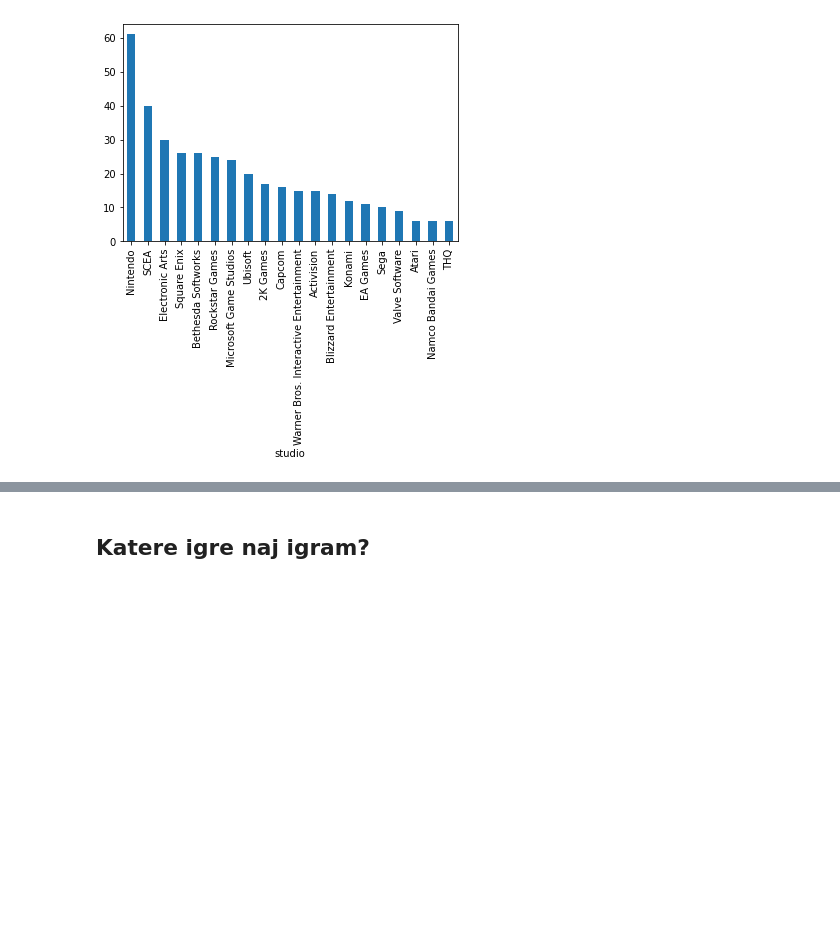
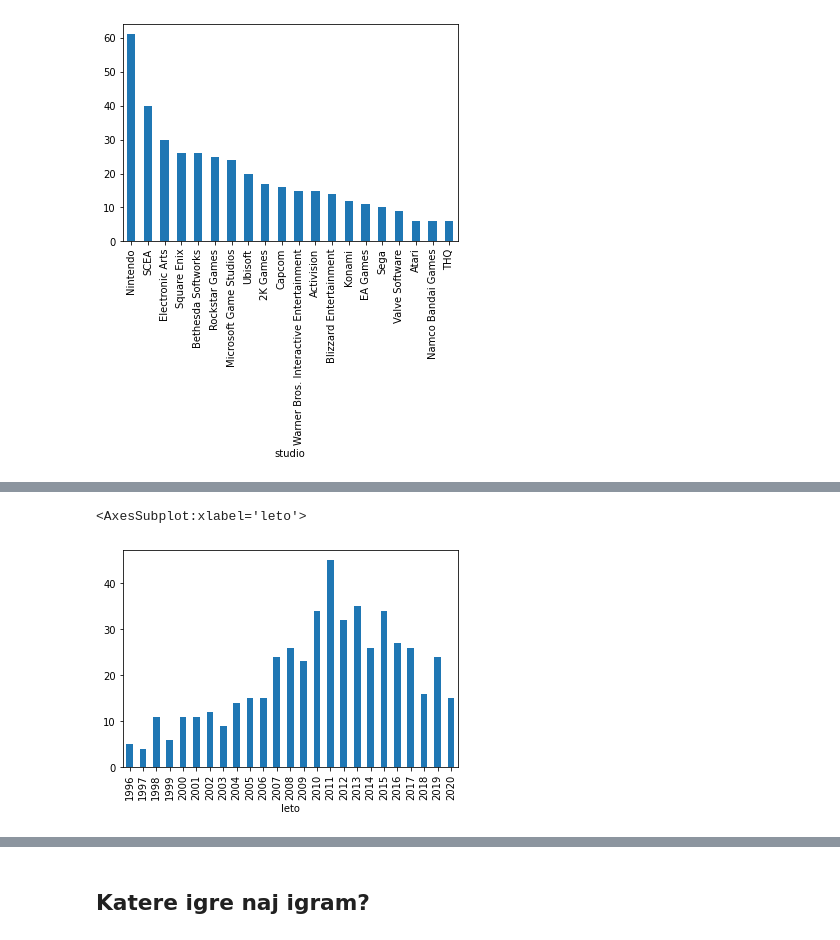
Before and after one commit to benoucakar/Najboljse-videoigre-vseh-casov, a Jupyter notebook: Najboljse_videoigre_vseh_casov.ipynb, the cells around one changed output, grey strips where cells are left out. Saved outputs shown, nothing was run; the diff lists cells and outputs as text; code cells hidden in the pictures; blank space fills up the shorter version.

```diff
--- a/Najboljse_videoigre_vseh_casov.ipynb
+++ b/Najboljse_videoigre_vseh_casov.ipynb
@@ -432,0 +446,7 @@ st_iger_na_studio_najboljse.plot.bar()
+# %%
+najboljse_igre = igre.head(500)
+st_iger_na_leto_najboljse = najboljse_igre.groupby("leto").size()
+st_iger_na_leto_najboljse.plot.bar()
+# %% [output]
+<AxesSubplot:xlabel='leto'>
+[figure, added]
```
Also changed, not shown: parts of 28 cells of this notebook.
